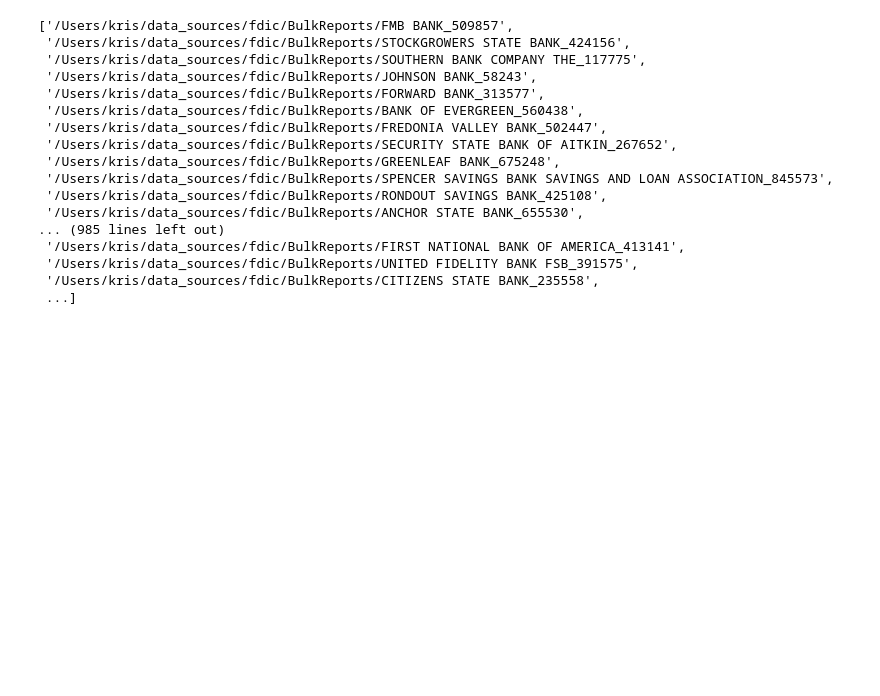
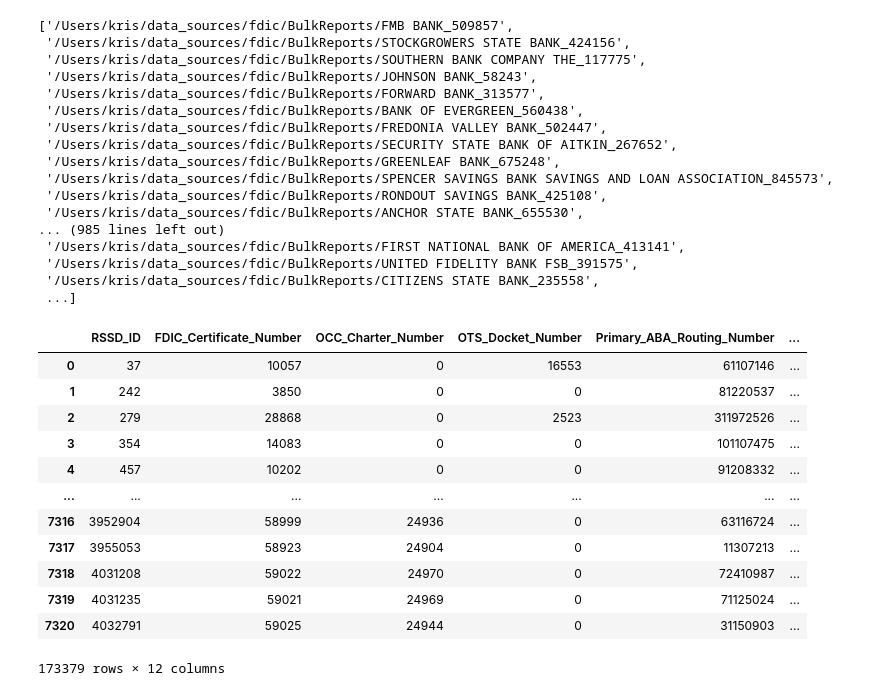
Before and after one commit to krisLB/ffiec-xbrl, a Jupyter notebook: sandbox.ipynb, the cells around one changed output. Cells and saved outputs as stored; diff of their text form; code cells hidden in the pictures; blank space fills up the shorter version.

Commit message:
Added Gen_RSSDict_from_PORfiles method to ETL

```diff
--- a/sandbox.ipynb
+++ b/sandbox.ipynb
@@ -1407,0 +1443,54 @@ folders
+# %%
+#BUILD RSSD_DICT FROM POR - #Clean RSSD_Por Format - Align with and Create RSSD_Dict.csv
+def Gen_RSSDict_from_PORfiles(folderpath_input=paths.localPath + paths.folder_RSSDs, filepath_output=paths.folder_Orig + paths.filename_RSSD):
+
+    dtypes = {'IDRSSD': np.dtype('str'),
+          'FDIC Certificate Number': np.dtype('str'),
+          'OCC Charter Number': np.dtype('str'),
+          'OTS Docket Number': np.dtype('str'),
+          'Primary ABA Routing Number': np.dtype('str'),
+          'Financial Institution Name': np.dtype('str'),
+          'Financial Institution Address': np.dtype('str'),
+          'Financial Institution City': np.dtype('str'),
+          'Financial Institution State': np.dtype('str'),
+          'Financial Institution Zip Code': np.dtype('str'),
+          'Financial Institution Filing Type': np.dtype('str'),
+          'Last Date/Time Submission Updated On': np.dtype('str')}
+
+    f_df = pd.DataFrame()
+
+    #Open File (Bank_dim from RSSD_Por)
+    for file in glob.glob(folderpath_input + '* POR *.txt'):
+        t_df = pd.read_csv(file, sep='\t', index_col=False, quotechar='"', dtype = dtypes) #, parse_dates=['Last Date/Time Submission Updated On'])
+
+
+        #Clean RSSD_Por File
+        t_df = t_df.apply(lambda x: x.str.strip() if x.dtype.name == 'object' else x, axis=0)
+
+        t_df.rename(columns={'IDRSSD': 'RSSD_ID'}, inplace=True)
+        t_df.columns = t_df.columns.str.replace(' ', '_')
+
+        f_df = pd.concat([t_df, f_df])
+
+    if filepath_output:
+        #Create RSSD_Dict file
+        f_df.to_csv(filepath_output, sep=',', quotechar='"', index= False)
+    else:
+        return f_df
+
+
+Gen_RSSDict_from_PORfiles(filepath_output=None)
+# %% [output]
+|  | RSSD_ID | FDIC_Certificate_Number | OCC_Charter_Number | OTS_Docket_Number | Primary_ABA_Routing_Number | ... |
+| 0 | 37 | 10057 | 0 | 16553 | 61107146 | ... |
+| 1 | 242 | 3850 | 0 | 0 | 81220537 | ... |
+| 2 | 279 | 28868 | 0 | 2523 | 311972526 | ... |
+| 3 | 354 | 14083 | 0 | 0 | 101107475 | ... |
+| 4 | 457 | 10202 | 0 | 0 | 91208332 | ... |
+| ... | ... | ... | ... | ... | ... | ... |
+| 7316 | 3952904 | 58999 | 24936 | 0 | 63116724 | ... |
+| 7317 | 3955053 | 58923 | 24904 | 0 | 11307213 | ... |
+| 7318 | 4031208 | 59022 | 24970 | 0 | 72410987 | ... |
+| 7319 | 4031235 | 59021 | 24969 | 0 | 71125024 | ... |
+| 7320 | 4032791 | 59025 | 24944 | 0 | 31150903 | ... |
+173379 rows × 12 columns
```
Also changed, not shown: parts of 2 cells of this notebook, 6 other files.
